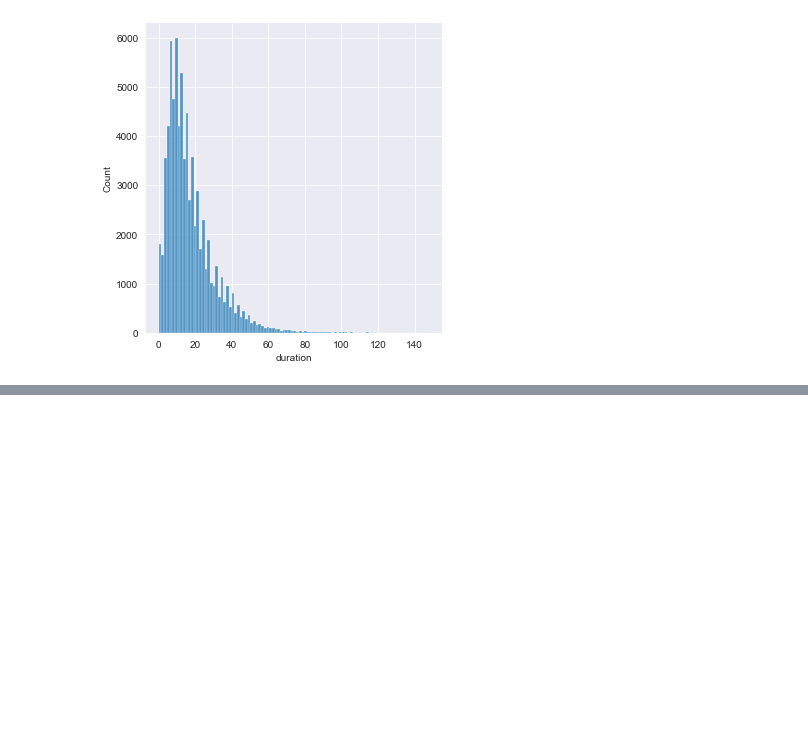
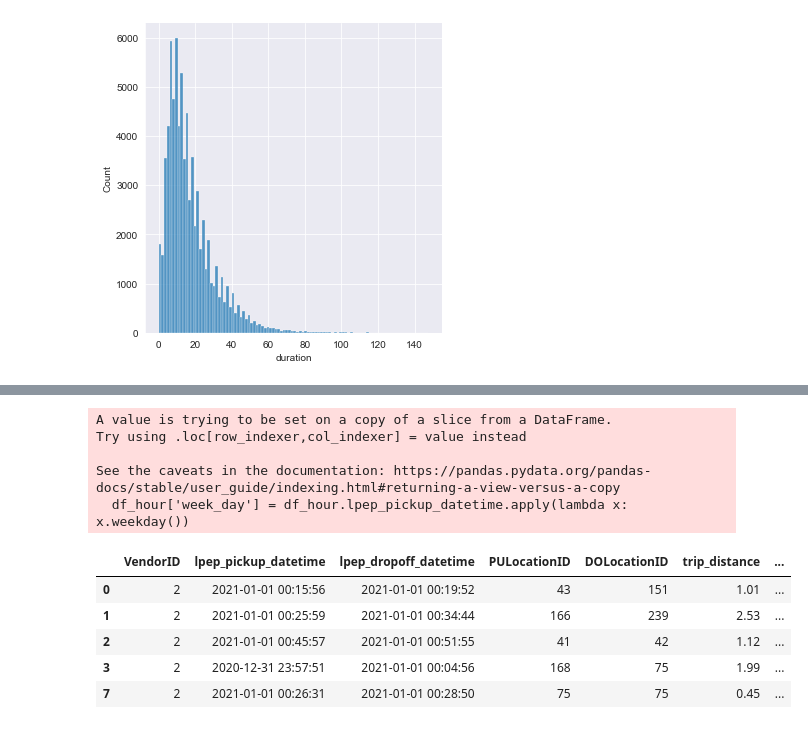
Before and after one commit to MSadriAghdam/MLOps-NY-Taxi, a Jupyter notebook: MLOps.ipynb, the cells around one changed output, grey strips where cells are left out. Cells and saved outputs as stored; diff of their text form; code cells hidden in the pictures; blank space fills up the shorter version.

Commit message:
day of week

```diff
--- a/MLOps.ipynb
+++ b/MLOps.ipynb
@@ -70,0 +126,5 @@ sns.displot(df[df.duration <150], x="duration", bins=100)
+# %%
+# I am going to drop all columns containing missing values as
+# their pecentage is more than 50 or even 100%!
+df_hour.drop(['store_and_fwd_flag', 'RatecodeID', 'passenger_count', 'ehail_fee', 'payment_type', 'trip_type', 'congestion_surcharge'], axis=1, inplace=True)
+df_hour.isna().sum()
@@ -70,0 +152,16 @@ sns.displot(df[df.duration <150], x="duration", bins=100)
+# %%
+# Lets extract the day of the week from pickup_datetime column
+df_hour['week_day'] = df_hour.lpep_pickup_datetime.apply(lambda x: x.weekday())
+df_hour.head()
+# %% [output]
+A value is trying to be set on a copy of a slice from a DataFrame.
+Try using .loc[row_indexer,col_indexer] = value instead
+
+See the caveats in the documentation: https://pandas.pydata.org/pandas-docs/stable/user_guide/indexing.html#returning-a-view-versus-a-copy
+  df_hour['week_day'] = df_hour.lpep_pickup_datetime.apply(lambda x: x.weekday())
+|  | VendorID | lpep_pickup_datetime | lpep_dropoff_datetime | PULocationID | DOLocationID | trip_distance | ... |
+| 0 | 2 | 2021-01-01 00:15:56 | 2021-01-01 00:19:52 | 43 | 151 | 1.01 | ... |
+| 1 | 2 | 2021-01-01 00:25:59 | 2021-01-01 00:34:44 | 166 | 239 | 2.53 | ... |
+| 2 | 2 | 2021-01-01 00:45:57 | 2021-01-01 00:51:55 | 41 | 42 | 1.12 | ... |
+| 3 | 2 | 2020-12-31 23:57:51 | 2021-01-01 00:04:56 | 168 | 75 | 1.99 | ... |
+| 7 | 2 | 2021-01-01 00:26:31 | 2021-01-01 00:28:50 | 75 | 75 | 0.45 | ... |
```
Also changed, not shown: parts of 5 cells of this notebook.
